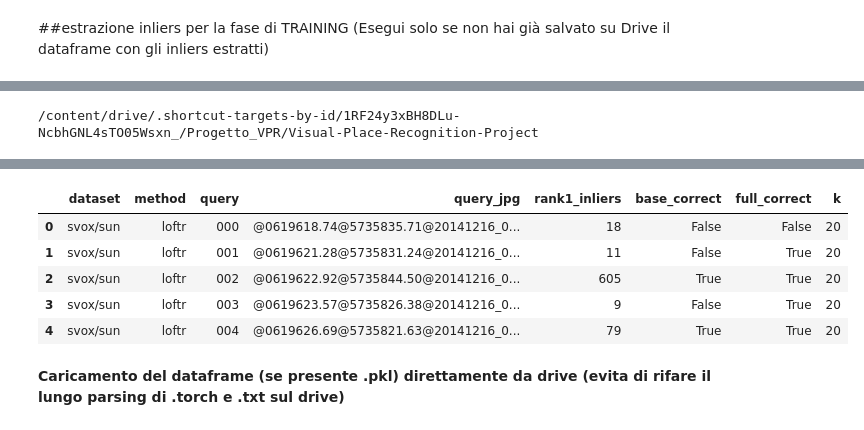
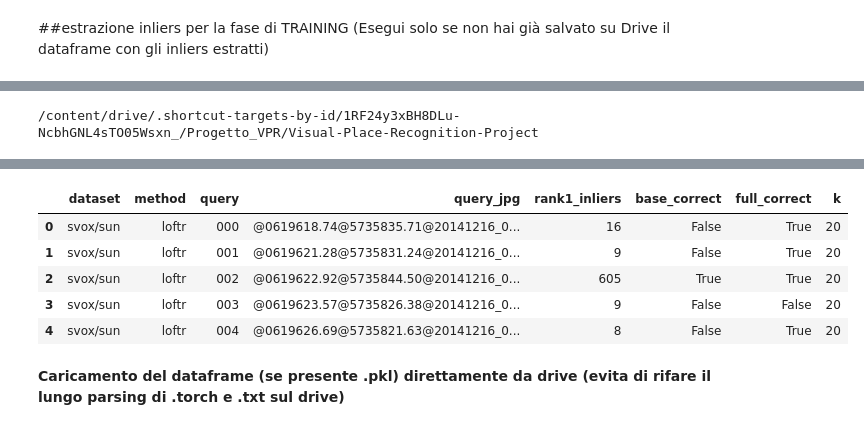
Before and after one commit to androsida/Visual-Place-Recognition-Project, a Jupyter notebook: start_your_project.ipynb, the cells around one changed output, grey strips where cells are left out. Cells and saved outputs as stored; diff of their text form; code cells hidden in the pictures.

```diff
--- a/start_your_project.ipynb
+++ b/start_your_project.ipynb
@@ -634,25 +820,49 @@ from tqdm import tqdm
 
 # 1. Configurazione Iniziale
 
-datasets = ["svox/sun","svox/night"]
-methods = ['loftr','superpoint-lg']
-base_dir = '/content/drive/MyDrive/Progetto_VPR/Visual-Place-Recognition-Project/results/training'
+datasets = ["svox/sun", "svox/night"]
+methods = ['loftr', 'superpoint-lg']
+
+# LEGGO DA LOCALE: più veloce
+base_dir_read = '/content/local_results'
+
+# SALVO SU DRIVE: permanente
+base_dir_save = '/content/drive/MyDrive/Progetto_VPR/Visual-Place-Recognition-Project/results/training'
 
 tutti_i_dati = []
 
 # 2. Ciclo di Estrazione Universale
+
 for dataset in datasets:
     for method in methods:
 
-        preds_dir = os.path.join(base_dir, 'Image_Matching_methods', vpr_method, dataset, 'preds')
-        inliers_dir = os.path.join(base_dir, 'Image_Matching_methods', vpr_method, dataset, f'preds_{method}')
+        preds_dir = os.path.join(
+            base_dir_read,
+            'Image_Matching_methods',
+            vpr_method,
+            dataset,
+            'preds'
+        )
+
+        inliers_dir = os.path.join(
+            base_dir_read,
+            'Image_Matching_methods',
+            vpr_method,
+            dataset,
+            f'preds_{method}'
+        )
 
         if not os.path.exists(inliers_dir) or not os.path.exists(preds_dir):
+            print(f"Skip: non trovo {dataset} / {method}")
             continue
 
-        torch_files = sorted( glob(os.path.join(inliers_dir, "*.torch")), key=lambda p: int(Path(p).stem) if Path(p).stem.isdigit() else Path(p).stem )
+        torch_files = sorted(
+            glob(os.path.join(inliers_dir, "*.torch")),
+            key=lambda p: int(Path(p).stem) if Path(p).stem.isdigit() else Path(p).stem
+        )
 
         for torch_path in tqdm(torch_files, desc=f"Estrazione {dataset}/{method}", leave=False):
+
             q_name = Path(torch_path).stem
             txt_path = os.path.join(preds_dir, f"{q_name}.txt")
 
@@ -662,23 +872,26 @@ for dataset in datasets:
             # Lettura Inliers
             try:
                 data = torch.load(torch_path, map_location="cpu", weights_only=False)
-                if not data: continue
 
-                # Estraiamo tutta la lista degli inliers per questa query
+                if not data:
+                    continue
+
                 if isinstance(data, list) and isinstance(data[0], dict) and 'num_inliers' in data[0]:
                     inliers_list = [item['num_inliers'] for item in data]
+
                 elif isinstance(data, dict) and 'num_inliers' in data:
                     inliers_list = [data['num_inliers']]
+
                 else:
                     continue
+
             except Exception:
                 continue
 
-            # Lettura correttezza (Positivi)
+            # Lettura correttezza e nome reale della query
             try:
                 with open(txt_path, 'r') as f:
                     content = f.read().splitlines()
-
 
                 query_start = content.index("Query path:") + 1
                 preds_start = content.index("Predictions paths:") + 1
@@ -686,8 +899,17 @@ for dataset in datasets:
 
                 query_jpg = Path(content[query_start].strip()).name
 
-                predictions = [Path(line.strip()).name for line in content[preds_start:positives_start-1] if line.strip()]
-                positives = {Path(line.strip()).name for line in content[positives_start:] if line.strip()}
+                predictions = [
+                    Path(line.strip()).name
+                    for line in content[preds_start:positives_start-1]
+                    if line.strip()
+                ]
+
+                positives = {
+                    Path(line.strip()).name
+                    for line in content[positives_start:]
+                    if line.strip()
+                }
 
                 if not predictions or not positives:
                     continue
@@ -697,15 +919,15 @@ for dataset in datasets:
 
             # Calcolo metriche per la riga
             k = min(len(predictions), len(inliers_list))
-            if k == 0: continue
+
+            if k == 0:
+                continue
 
             base_correct = predictions[0] in positives
 
-            # Troviamo l'indice del candidato con più inliers per il full_reranking
             best_idx = max(range(k), key=lambda i: (inliers_list[i], -i))
             full_correct = predictions[best_idx] in positives
 
-            # Aggiungiamo la riga al "database"
             tutti_i_dati.append({
                 "dataset": dataset,
                 "method": method,
@@ -717,10 +939,15 @@ for dataset in datasets:
                 "k": k
             })
 
+
 # 3. Creazione del DataFrame globale in memoria
+
 df_risultati_train = pd.DataFrame(tutti_i_dati)
-# 4. Salvataggio direttamente nella cartella drive del metodo VPR del csv e del .pkl
-output_dir = Path(base_dir) / "Image_Matching_methods" / vpr_method
+
+
+# 4. Salvataggio su Drive
+
+output_dir = Path(base_dir_save) / "Image_Matching_methods" / vpr_method
 output_dir.mkdir(parents=True, exist_ok=True)
 
 pkl_path = output_dir / f"df_risultati_adaptive_{vpr_method}.pkl"
@@ -729,10 +956,9 @@ csv_path = output_dir / f"df_risultati_adaptive_{vpr_method}.csv"
 df_risultati_train.to_pickle(pkl_path)
 df_risultati_train.to_csv(csv_path, index=False)
 
-
 print(f".pkl salvato in: {pkl_path}")
 print(f"CSV salvato in: {csv_path}")
-print(f"\n Estrazione completata! Tabella creata con {len(df_risultati_train)} query totali.")
+print(f"\nEstrazione completata! Tabella creata con {len(df_risultati_train)} query totali.")
 
 df_risultati_train.head()
 # %% [output]
@@ -744,9 +970,9 @@ CSV salvato in: /content/drive/MyDrive/Progetto_VPR/Visual-Place-Recognition-Pro
 |  | dataset | method | query | query_jpg | rank1_inliers | base_correct | full_correct | k |
-| 0 | svox/sun | loftr | 000 | @0619618.74@5735835.71@20141216_0... | 18 | False | False | 20 |
-| 1 | svox/sun | loftr | 001 | @0619621.28@5735831.24@20141216_0... | 11 | False | True | 20 |
+| 0 | svox/sun | loftr | 000 | @0619618.74@5735835.71@20141216_0... | 16 | False | True | 20 |
+| 1 | svox/sun | loftr | 001 | @0619621.28@5735831.24@20141216_0... | 9 | False | True | 20 |
 | 2 | svox/sun | loftr | 002 | @0619622.92@5735844.50@20141216_0... | 605 | True | True | 20 |
-| 3 | svox/sun | loftr | 003 | @0619623.57@5735826.38@20141216_0... | 9 | False | True | 20 |
-| 4 | svox/sun | loftr | 004 | @0619626.69@5735821.63@20141216_0... | 79 | True | True | 20 |
+| 3 | svox/sun | loftr | 003 | @0619623.57@5735826.38@20141216_0... | 9 | False | False | 20 |
+| 4 | svox/sun | loftr | 004 | @0619626.69@5735821.63@20141216_0... | 8 | False | True | 20 |
 # %% [markdown]
 **Caricamento del dataframe (se presente .pkl) direttamente da drive (evita di rifare il lungo parsing di .torch e .txt sul drive)**
 # %%
```
Also changed, not shown: parts of 18 cells of this notebook.
